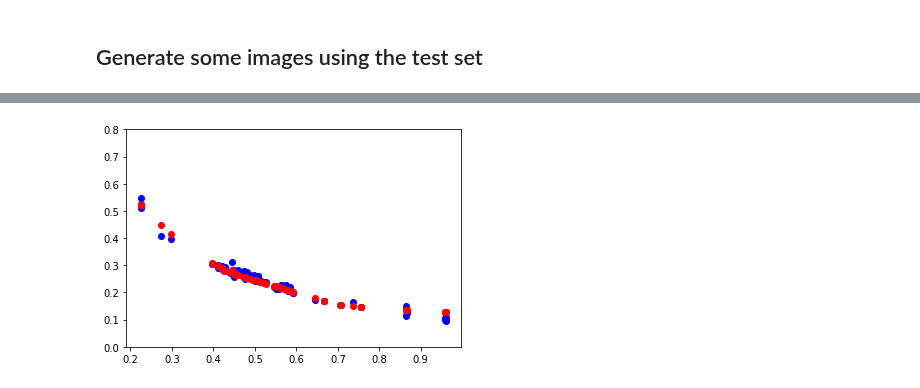
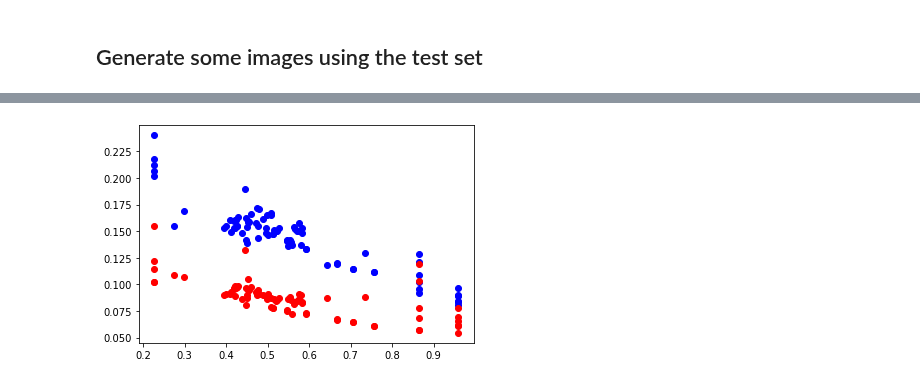
Before and after one commit to cbojechko/Image_Prediction, a Jupyter notebook: fit_fakeandphantom_data.ipynb, the cells around one changed output, grey strips where cells are left out. Saved outputs shown, nothing was run; the diff lists cells and outputs as text; code cells hidden in the pictures.

```diff
--- a/fit_fakeandphantom_data.ipynb
+++ b/fit_fakeandphantom_data.ipynb
@@ -1039,7 +1163,8 @@ NameError: ignored
 #generator = GeneratorB(size=4, layers=7, filters_start=16, double_layers=4)
 #generator = GeneratorE3(size=4, layers=3, filters_start=4, double_layers=4, add_unet=True, max_filters=64)
 #generator = GeneratorE2()
-generator = GeneratorDCNN()
+#generator = GeneratorScatter()
+generator = GeneratorAVE(pool=2,start_neurons=8)
 #tf.keras.utils.plot_model(generator, show_shapes=True, dpi=64)
 generator.summary()
 # %% [output]
@@ -1170,7 +1295,8 @@ checkpoint = tf.train.Checkpoint(generator_optimizer=generator_optimizer,
                                  generator=generator)
 # %%
 def generate_images(model, input, tar):
-  prediction = model(input,training=True)
+  prediction = model(input,training=False)
+  #prediction = model.predict(x)
   plot_images(prediction, input, tar)
 # %%
 val_iterator = iter(valid_dataset)
@@ -1275,8 +1402,8 @@ scatter = True
 add_half = False
 
 for lr in [5.0521e-3]:
-
-  generator = GeneratorDCNN()
+  generator = GeneratorAVE(pool=4,start_neurons=8)
+  #generator = GeneratorDCNN()
   #generator = GeneratorE3(size=4, layers=7, filters_start=4, double_layers=4, add_unet=True, max_filters=64)
   #generator = GeneratorB(size=4, layers=7, filters_start=4, double_layers=4)
   tensorboard_output = "/content/drive/MyDrive/Colab Notebooks/logs_CB/testphan"
@@ -1482,7 +1609,7 @@ plt.plot(caxcb,caxpred,'ro')
 
 #plt.plot(caxhalf,caxrt,'bo')
 #plt.plot(caxhalf,caxpred,'ro')
-plt.ylim([0, 0.8])
+#plt.ylim([0, 0.8])
 #plt.xlim([0.80, 0.85])
 plt.show()
 # %% [output]
@@ -1505,5 +1632,5 @@ plt.show()
 1/1 [==============================] - 0s 18ms/step
-[figure, old version]
+[figure, new version]
 # %%
 dataset = valid_dataset
 all_ratios = np.zeros(len(list(dataset)))
```
Also changed, not shown: parts of 21 cells of this notebook.
